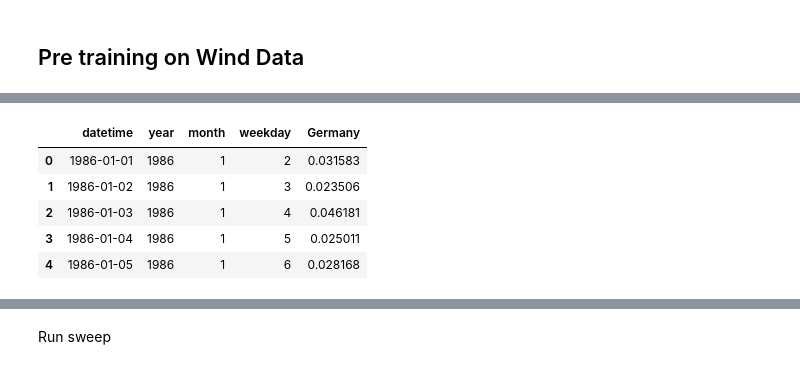
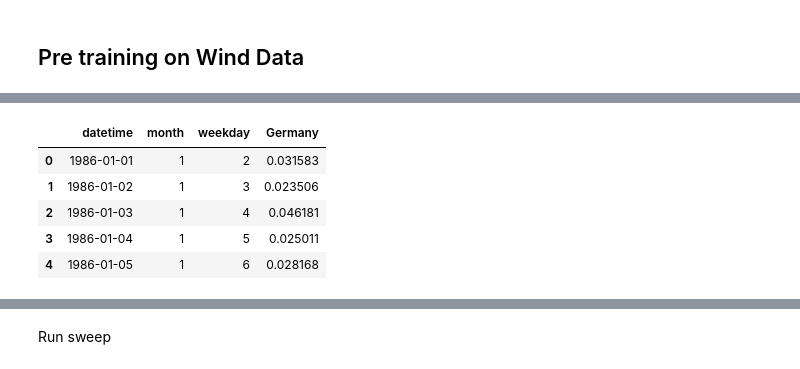
Before and after one commit to CoronaWhy/task-ts, a Jupyter notebook: notebooks/Pre_training_on_Solar_and_Wind_Data.ipynb, the cells around one changed output, grey strips where cells are left out. Cells and saved outputs as stored; diff of their text form; code cells hidden in the pictures.

Commit message:
Updated wind code

```diff
--- a/notebooks/Pre_training_on_Solar_and_Wind_Data.ipynb
+++ b/notebooks/Pre_training_on_Solar_and_Wind_Data.ipynb
@@ -83,24 +65,24 @@ UK
 datetime
 # %%
 wind.rename(columns = names, inplace=True)
-wind['year'] = pd.to_datetime(wind['time']).map(lambda x: x.year)
+# wind['year'] = pd.to_datetime(wind['time']).map(lambda x: x.year)
 wind['month'] = pd.to_datetime(wind['time']).map(lambda x: x.month)
 wind['weekday'] = pd.to_datetime(wind['time']).map(lambda x: x.weekday())
 # %%
 # Making seperate dataframes for each country's data and saving in seperate CSV files
 !mkdir wind
 country_wise = {}
 for country in names.values():
-    country_wise[country] = wind[['datetime', 'year', 'month', 'weekday', country]]
+    country_wise[country] = wind[['datetime', 'month', 'weekday', country]]
     country_wise[country].to_csv('wind/'+country+'.csv')
 country_wise[list(country_wise.keys())[5]].head()
 # %% [output]
-|  | datetime | year | month | weekday | Germany |
-| 0 | 1986-01-01 | 1986 | 1 | 2 | 0.031583 |
-| 1 | 1986-01-02 | 1986 | 1 | 3 | 0.023506 |
-| 2 | 1986-01-03 | 1986 | 1 | 4 | 0.046181 |
-| 3 | 1986-01-04 | 1986 | 1 | 5 | 0.025011 |
-| 4 | 1986-01-05 | 1986 | 1 | 6 | 0.028168 |
+|  | datetime | month | weekday | Germany |
+| 0 | 1986-01-01 | 1 | 2 | 0.031583 |
+| 1 | 1986-01-02 | 1 | 3 | 0.023506 |
+| 2 | 1986-01-03 | 1 | 4 | 0.046181 |
+| 3 | 1986-01-04 | 1 | 5 | 0.025011 |
+| 4 | 1986-01-05 | 1 | 6 | 0.028168 |
 # %%
 wind.tail()
 # %% [output]
```
Also changed, not shown: parts of 8 cells of this notebook.
